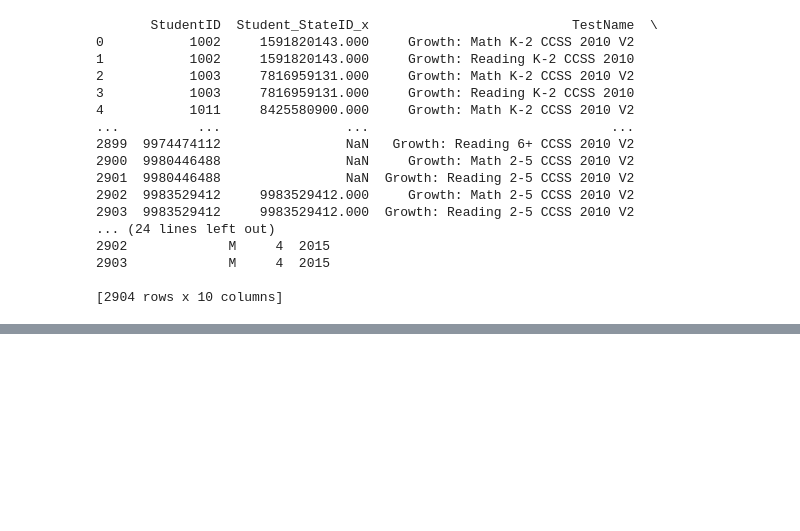
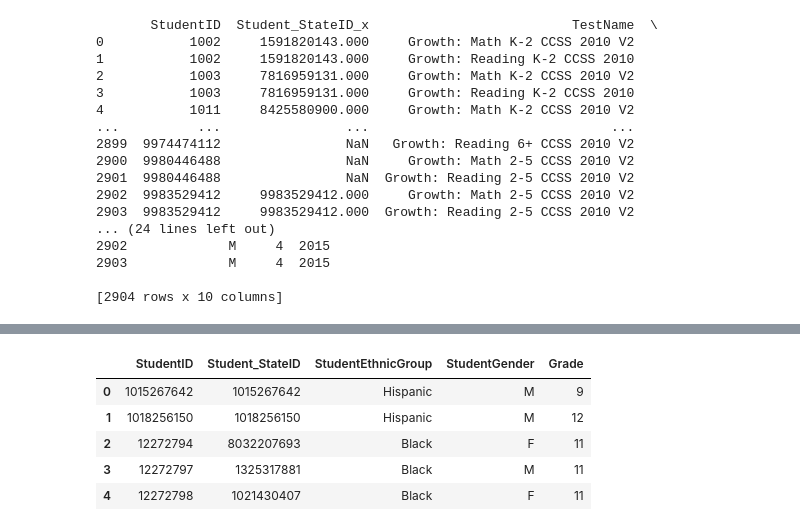
Before and after one commit to worldterminator/mess, a Jupyter notebook: leap.ipynb, the cells around one changed output, grey strips where cells are left out. Saved outputs shown, nothing was run; the diff lists cells and outputs as text; code cells hidden in the pictures; blank space fills up the shorter version.

```diff
--- a/leap.ipynb
+++ b/leap.ipynb
@@ -352,0 +374,21 @@ print(merged15)
+# %%
+# File path
+file_path = '/content/drive/My Drive/enrollment201718.csv'
+
+# Read the CSV file
+data= pd.read_csv(file_path)
+
+# List of column names you want to keep
+columns_to_keep = ['StudentID', 'Student_StateID', 'StudentEthnicGroup','StudentGender','Grade']
+
+# Create a new DataFrame with only these columns
+enrollment1718= data[columns_to_keep]
+
+enrollment1718.head()
+# %% [output]
+|  | StudentID | Student_StateID | StudentEthnicGroup | StudentGender | Grade |
+| 0 | 1015267642 | 1015267642 | Hispanic | M | 9 |
+| 1 | 1018256150 | 1018256150 | Hispanic | M | 12 |
+| 2 | 12272794 | 8032207693 | Black | F | 11 |
+| 3 | 12272797 | 1325317881 | Black | M | 11 |
+| 4 | 12272798 | 1021430407 | Black | F | 11 |
```
Also changed, not shown: parts of 4 cells of this notebook.
